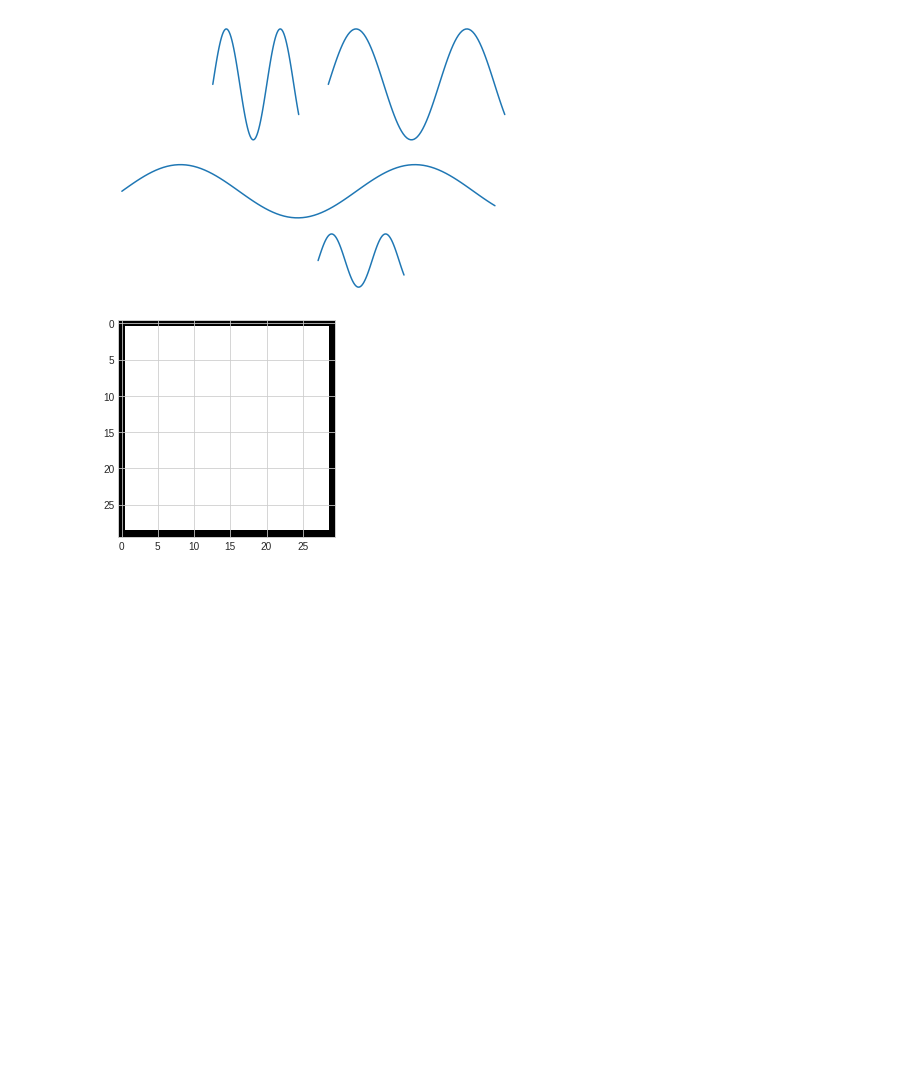
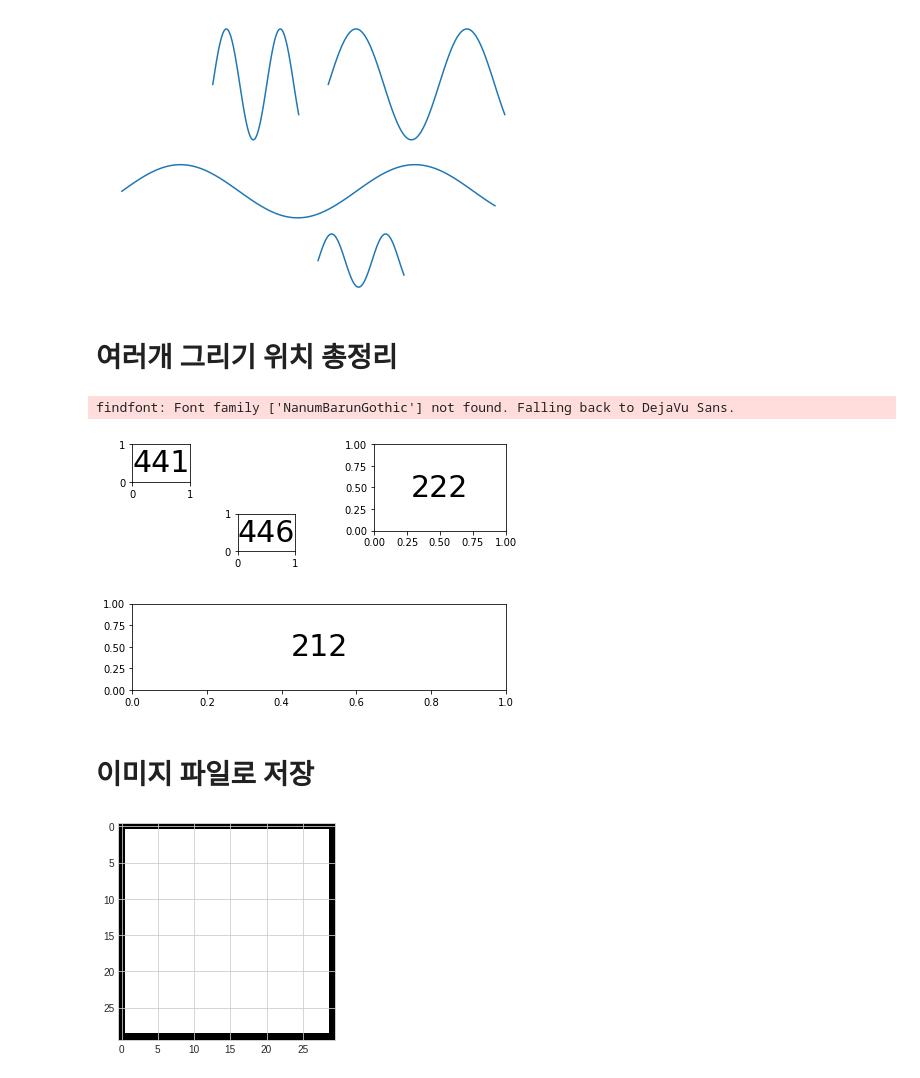
Before and after one commit to JIEUN07/LECTURE, a Jupyter notebook: PYTHON/day20_1)_2021_11_25(matplot).ipynb, the cells around one changed output. Drawn from its saved outputs; the diff is of its cells as text; code cells hidden in the pictures; blank space fills up the shorter version.

```diff
--- a/PYTHON/day20_1)_2021_11_25(matplot).ipynb
+++ b/PYTHON/day20_1)_2021_11_25(matplot).ipynb
@@ -590,6 +590,28 @@ plt.tight_layout()   # 겹침 방지
 plt.show()
 # %% [output]
 [figure]
+# %% [markdown]
+# 여러개 그리기 위치 총정리
+# %%
+plt.subplot(441)
+plt.text(0.5, 0.5, "441", fontsize=30, ha='center', va='center')
+
+plt.subplot(446)
+plt.text(0.5, 0.5, "446", fontsize=30, ha='center', va='center')
+
+plt.subplot(222)
+plt.text(0.5, 0.5, "222", fontsize=30, ha='center', va='center')
+
+plt.subplot(212)
+plt.text(0.5, 0.5, "212", fontsize=30, ha='center', va='center')
+
+plt.tight_layout()
+plt.show()
+# %% [output]
+findfont: Font family ['NanumBarunGothic'] not found. Falling back to DejaVu Sans.
+[figure, added]
+# %% [markdown]
+# 이미지 파일로 저장
 # %%
 # 30x30 행렬 가장자리에 테두리 만들기
 box = np.zeros((30,30))
```
Also changed, not shown: parts of 2 cells of this notebook, 2 other files.
